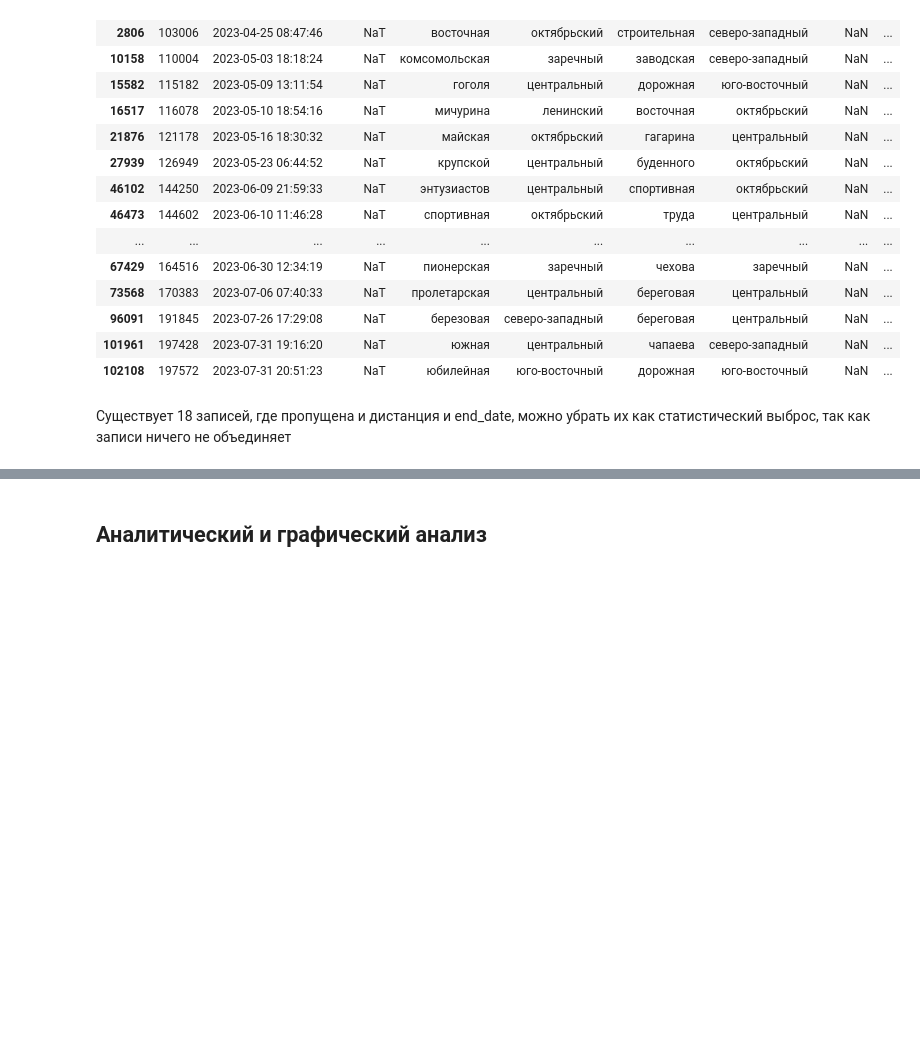
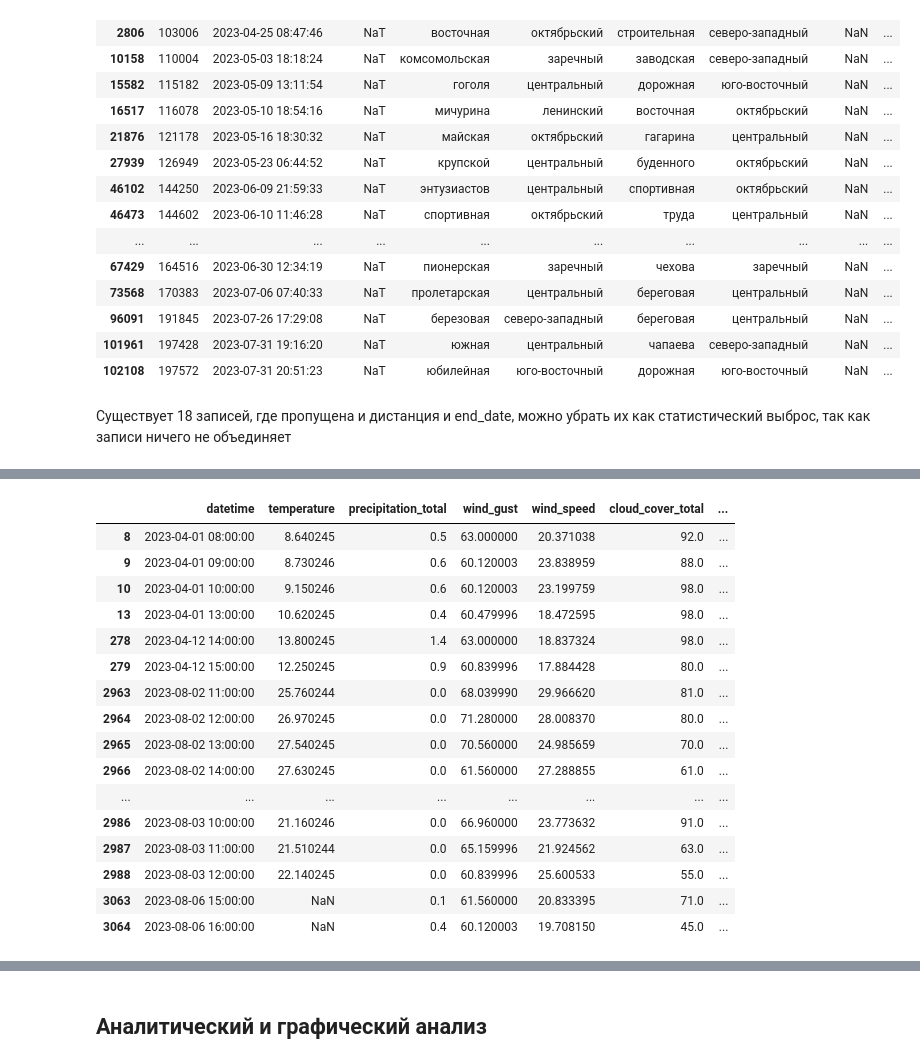
Before and after one commit to BlackkkMaster/ad_project_team16, a Jupyter notebook: kick_sharing.ipynb, the cells around one changed output, grey strips where cells are left out. Drawn from its saved outputs; the diff is of its cells as text; code cells hidden in the pictures; blank space fills up the shorter version.

```diff
--- a/kick_sharing.ipynb
+++ b/kick_sharing.ipynb
@@ -422,0 +449,20 @@ df_rides.head()
+# %%
+df_weather[df_weather["wind_gust"] > 60]
+# %% [output]
+|  | datetime | temperature | precipitation_total | wind_gust | wind_speed | cloud_cover_total | ... |
+| 8 | 2023-04-01 08:00:00 | 8.640245 | 0.5 | 63.000000 | 20.371038 | 92.0 | ... |
+| 9 | 2023-04-01 09:00:00 | 8.730246 | 0.6 | 60.120003 | 23.838959 | 88.0 | ... |
+| 10 | 2023-04-01 10:00:00 | 9.150246 | 0.6 | 60.120003 | 23.199759 | 98.0 | ... |
+| 13 | 2023-04-01 13:00:00 | 10.620245 | 0.4 | 60.479996 | 18.472595 | 98.0 | ... |
+| 278 | 2023-04-12 14:00:00 | 13.800245 | 1.4 | 63.000000 | 18.837324 | 98.0 | ... |
+| 279 | 2023-04-12 15:00:00 | 12.250245 | 0.9 | 60.839996 | 17.884428 | 80.0 | ... |
+| 2963 | 2023-08-02 11:00:00 | 25.760244 | 0.0 | 68.039990 | 29.966620 | 81.0 | ... |
+| 2964 | 2023-08-02 12:00:00 | 26.970245 | 0.0 | 71.280000 | 28.008370 | 80.0 | ... |
+| 2965 | 2023-08-02 13:00:00 | 27.540245 | 0.0 | 70.560000 | 24.985659 | 70.0 | ... |
+| 2966 | 2023-08-02 14:00:00 | 27.630245 | 0.0 | 61.560000 | 27.288855 | 61.0 | ... |
+| ... | ... | ... | ... | ... | ... | ... | ... |
+| 2986 | 2023-08-03 10:00:00 | 21.160246 | 0.0 | 66.960000 | 23.773632 | 91.0 | ... |
+| 2987 | 2023-08-03 11:00:00 | 21.510244 | 0.0 | 65.159996 | 21.924562 | 63.0 | ... |
+| 2988 | 2023-08-03 12:00:00 | 22.140245 | 0.0 | 60.839996 | 25.600533 | 55.0 | ... |
+| 3063 | 2023-08-06 15:00:00 | NaN | 0.1 | 61.560000 | 20.833395 | 71.0 | ... |
+| 3064 | 2023-08-06 16:00:00 | NaN | 0.4 | 60.120003 | 19.708150 | 45.0 | ... |
```
Also changed, not shown: parts of 37 cells of this notebook.
